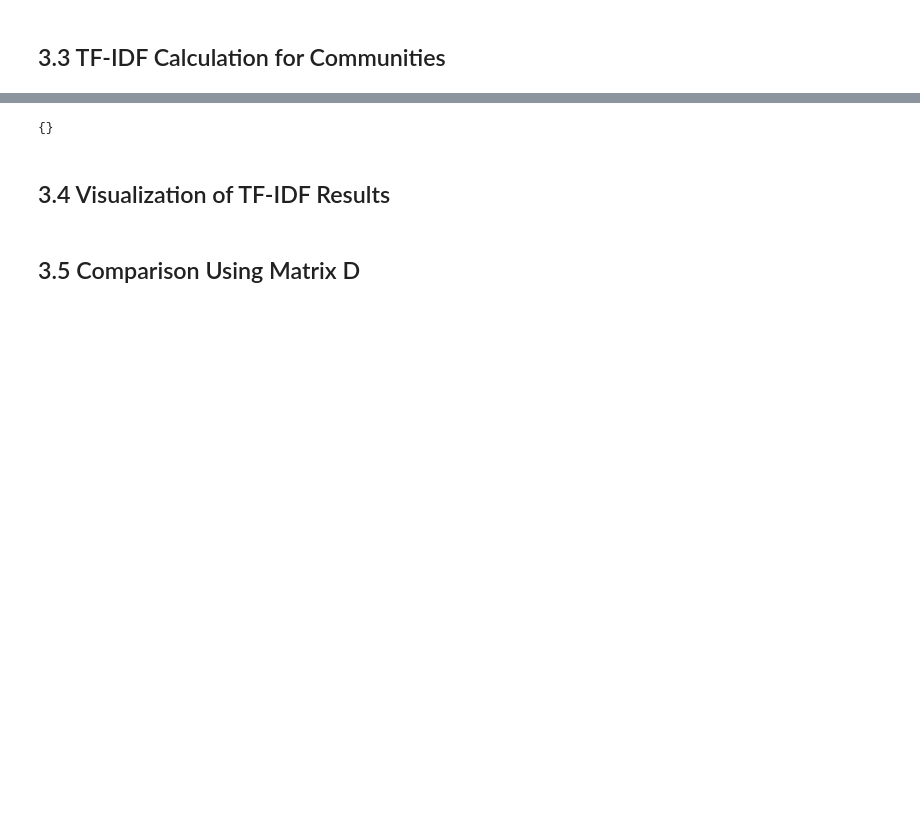
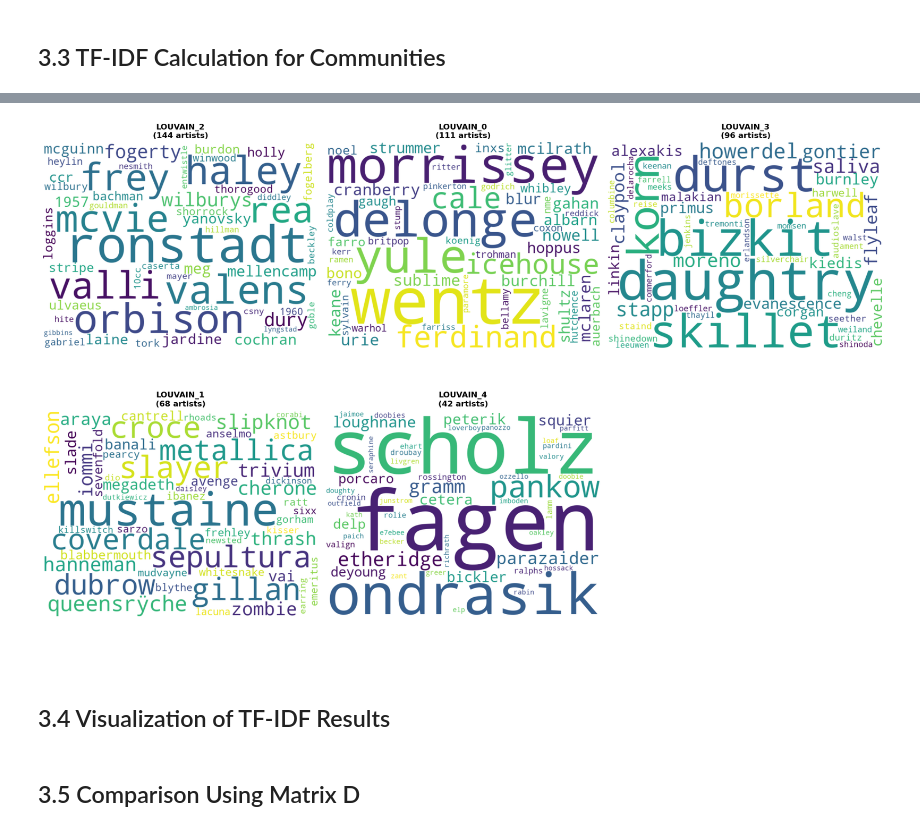
Before and after one commit to Somon8/social_graphs_25, a Jupyter notebook: assignment2_sorens_version.ipynb, the cells around one changed output, grey strips where cells are left out. Drawn from its saved outputs; the diff is of its cells as text; code cells hidden in the pictures; blank space fills up the shorter version.

```diff
--- a/assignment2_sorens_version.ipynb
+++ b/assignment2_sorens_version.ipynb
@@ -563,7 +606,7 @@ for community, top_words in genre_tfidf.items():
 # %% [markdown]
 ## 3.3 TF-IDF Calculation for Communities
 # %%
-louvain_tfidf = calculate_tfidf_for_communities(louvain_communities, top_n=10)
+louvain_tfidf = calculate_tfidf_for_communities(louvain_communities, top_n=50)
 with open('louvain_tfidf.pkl', 'wb') as f:
     pickle.dump(louvain_tfidf, f)
 # %%
@@ -576,7 +637,52 @@ for community, top_words in louvain_tfidf.items():
-# %%
-print(louvain_tfidf)
-# %% [output]
-{}
+# %%
+# Get all 5 Louvain communities
+louvain_counts = node_df['Louvain'].value_counts()
+all_louvain = [f"Louvain_{int(comm)}" for comm, count in louvain_counts.items()]
+
+# Create word clouds for all Louvain communities
+fig, axes = plt.subplots(2, 3, figsize=(18, 12))
+axes = axes.flatten()
+
+for idx, community in enumerate(all_louvain):
+    # Get TF-IDF scores for this community
+    tfidf_scores = louvain_tfidf[community]
+
+    # Find the max TF-IDF score for scaling
+    max_tfidf = max([score for _, score in tfidf_scores])
+
+    # Create frequency dictionary scaled for word cloud
+    word_freq = {}
+    for word, score in tfidf_scores:
+        scaled_score = int((score / max_tfidf) * 100)
+        if scaled_score > 0:
+            word_freq[word] = scaled_score
+
+    # Generate word cloud
+    wc = WordCloud(
+        width=800,
+        height=600,
+        background_color='white',
+        max_words=100,
+        relative_scaling=0.5,
+        min_font_size=10
+    ).generate_from_frequencies(word_freq)
+
+    # Get community size
+    comm_num = int(community.split('_')[1])
+    comm_size = louvain_counts[comm_num]
+
+    axes[idx].imshow(wc, interpolation='bilinear')
+    axes[idx].set_title(f'{community.upper()}\n({comm_size} artists)',
+                        fontsize=12, fontweight='bold')
+    axes[idx].axis('off')
+
+# Hide the extra subplot (we have 5 communities but 6 subplots)
+axes[5].axis('off')
+
+plt.tight_layout()
+plt.show()
+# %% [output]
+[figure, added]
 # %% [markdown]
 ## 3.4 Visualization of TF-IDF Results
 # %% [markdown]
```
Also changed, not shown: parts of 9 cells of this notebook, 3 other files.
